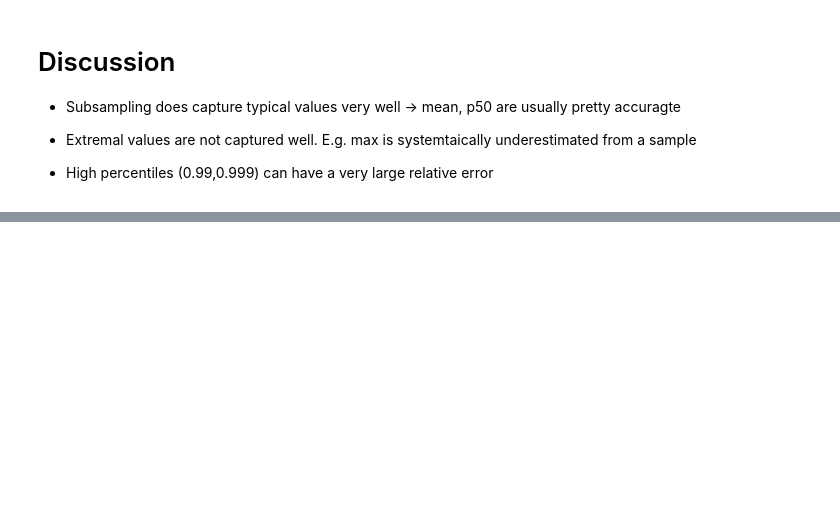
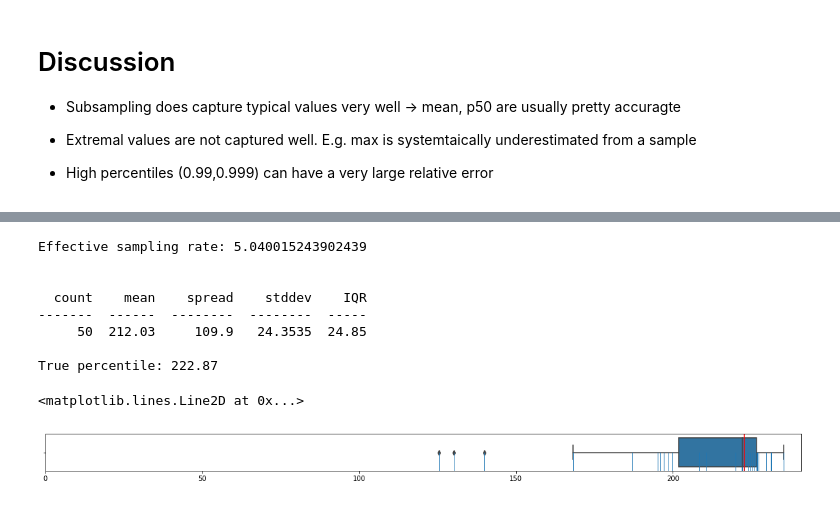
Before and after one commit to HeinrichHartmann/Statistics-for-Engineers, a Jupyter notebook: 2019-10-02-SRECon-Dublin/2.1 Sampling.ipynb, the cells around one changed output, grey strips where cells are left out. Cells and saved outputs as stored; diff of their text form; code cells hidden in the pictures; blank space fills up the shorter version.

```diff
--- a/2019-10-02-SRECon-Dublin/2.1 Sampling.ipynb
+++ b/2019-10-02-SRECon-Dublin/2.1 Sampling.ipynb
@@ -88,0 +158,28 @@ TODO: Multiple runs, to estimate variance in relative error
+# %%
+p = 0.05
+pct = 99
+RUNS = 50
+
+# Stratified filter function
+def F(y):
+    if   y < 100:   return wchoose(y, 0.045)
+    elif y < 500:   return wchoose(y, 0.50)
+    else:           return wchoose(y, 1)
+
+print("Effective sampling rate:", len(wsample(Y, F)) / len(Y) * 100, "\n\n")
+
+summary([ wpercentile( wsample(Y, F), pct) for _ in range(RUNS) ])
+
+print("\nTrue percentile:", np.percentile(Y, pct), "\n\n")
+plt.axvline(np.percentile(Y, pct), color="red")
+# %% [output]
+Effective sampling rate: 5.040015243902439
+
+
+  count    mean    spread    stddev    IQR
+-------  ------  --------  --------  -----
+     50  212.03     109.9   24.3535  24.85
+
+True percentile: 222.87
+<matplotlib.lines.Line2D at 0x...>
+[figure, added]
```
Also changed, not shown: parts of 21 cells of this notebook, 17 other files.
